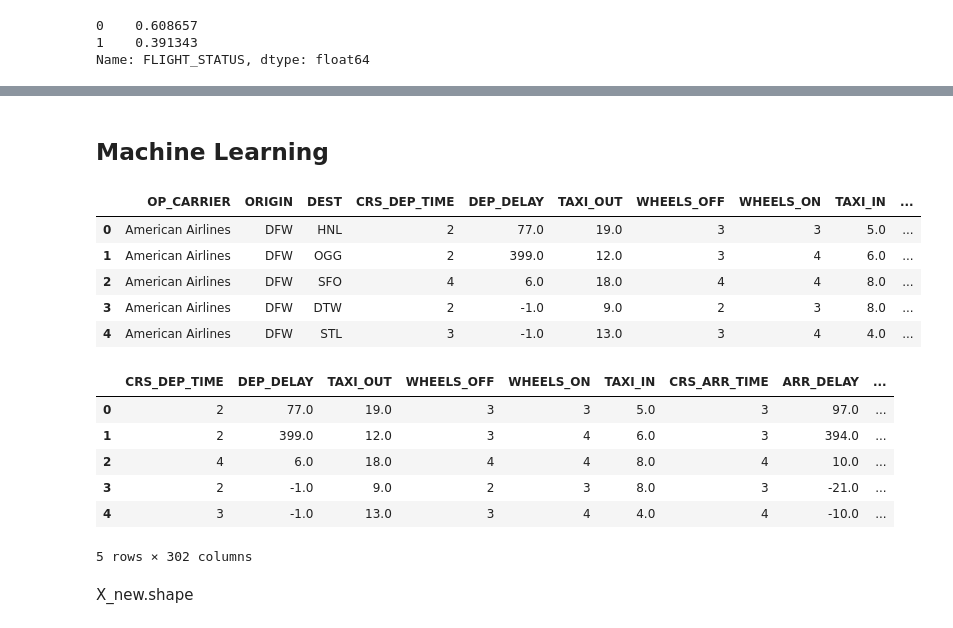
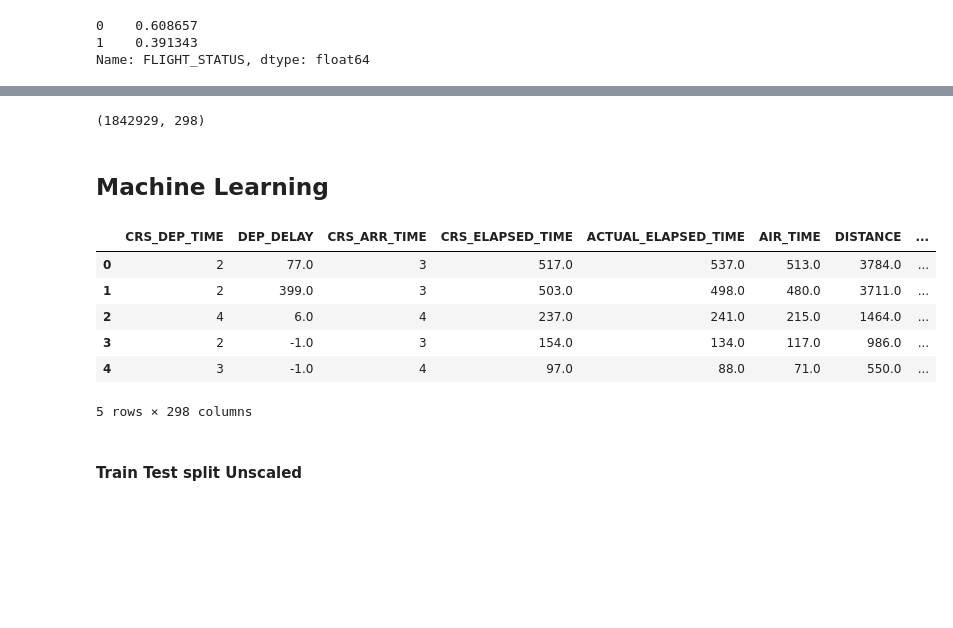
Before and after one commit to lmalla/Project-4, a Jupyter notebook: Data_Preprocessing/ML_data.ipynb, the cells around one changed output, grey strips where cells are left out. Drawn from its saved outputs; the diff is of its cells as text; code cells hidden in the pictures; blank space fills up the shorter version.

```diff
--- a/Data_Preprocessing/ML_data.ipynb
+++ b/Data_Preprocessing/ML_data.ipynb
@@ -127,0 +141,2 @@ Name: FLIGHT_STATUS, dtype: float64
+# %%
+ml_df = pd.get_dummies(nine_cities)
@@ -128,3 +153,7 @@ Name: FLIGHT_STATUS, dtype: float64
+# %%
+ml_df.shape
+# %% [output]
+(1842929, 298)
 # %% [markdown]
 ## Machine Learning
 # %%
@@ -138,13 +167,14 @@ from sklearn.linear_model import LogisticRegression
 from sklearn.model_selection import train_test_split
 from sklearn.preprocessing import StandardScaler
 # %%
-nine_cities.head()
+ml_df.head()
 # %% [output]
-|  | OP_CARRIER | ORIGIN | DEST | CRS_DEP_TIME | DEP_DELAY | TAXI_OUT | WHEELS_OFF | WHEELS_ON | TAXI_IN | ... |
-| 0 | American Airlines | DFW | HNL | 2 | 77.0 | 19.0 | 3 | 3 | 5.0 | ... |
-| 1 | American Airlines | DFW | OGG | 2 | 399.0 | 12.0 | 3 | 4 | 6.0 | ... |
-| 2 | American Airlines | DFW | SFO | 4 | 6.0 | 18.0 | 4 | 4 | 8.0 | ... |
-| 3 | American Airlines | DFW | DTW | 2 | -1.0 | 9.0 | 2 | 3 | 8.0 | ... |
-| 4 | American Airlines | DFW | STL | 3 | -1.0 | 13.0 | 3 | 4 | 4.0 | ... |
+|  | CRS_DEP_TIME | DEP_DELAY | CRS_ARR_TIME | CRS_ELAPSED_TIME | ACTUAL_ELAPSED_TIME | AIR_TIME | DISTANCE | ... |
+| 0 | 2 | 77.0 | 3 | 517.0 | 537.0 | 513.0 | 3784.0 | ... |
+| 1 | 2 | 399.0 | 3 | 503.0 | 498.0 | 480.0 | 3711.0 | ... |
+| 2 | 4 | 6.0 | 4 | 237.0 | 241.0 | 215.0 | 1464.0 | ... |
+| 3 | 2 | -1.0 | 3 | 154.0 | 134.0 | 117.0 | 986.0 | ... |
+| 4 | 3 | -1.0 | 4 | 97.0 | 88.0 | 71.0 | 550.0 | ... |
+5 rows × 298 columns
 # %%
 #Create features (X) and lables (y)
@@ -155,12 +183,2 @@ X_new = pd.get_dummies(X)
-# %%
-X_new.head()
-# %% [output]
-|  | CRS_DEP_TIME | DEP_DELAY | TAXI_OUT | WHEELS_OFF | WHEELS_ON | TAXI_IN | CRS_ARR_TIME | ARR_DELAY | ... |
-| 0 | 2 | 77.0 | 19.0 | 3 | 3 | 5.0 | 3 | 97.0 | ... |
-| 1 | 2 | 399.0 | 12.0 | 3 | 4 | 6.0 | 3 | 394.0 | ... |
-| 2 | 4 | 6.0 | 18.0 | 4 | 4 | 8.0 | 4 | 10.0 | ... |
-| 3 | 2 | -1.0 | 9.0 | 2 | 3 | 8.0 | 3 | -21.0 | ... |
-| 4 | 3 | -1.0 | 13.0 | 3 | 4 | 4.0 | 4 | -10.0 | ... |
-5 rows × 302 columns
-# %% [markdown]
-X_new.shape
+# %% [markdown]
+#### Train Test split Unscaled
```
Also changed, not shown: parts of 28 cells of this notebook.
